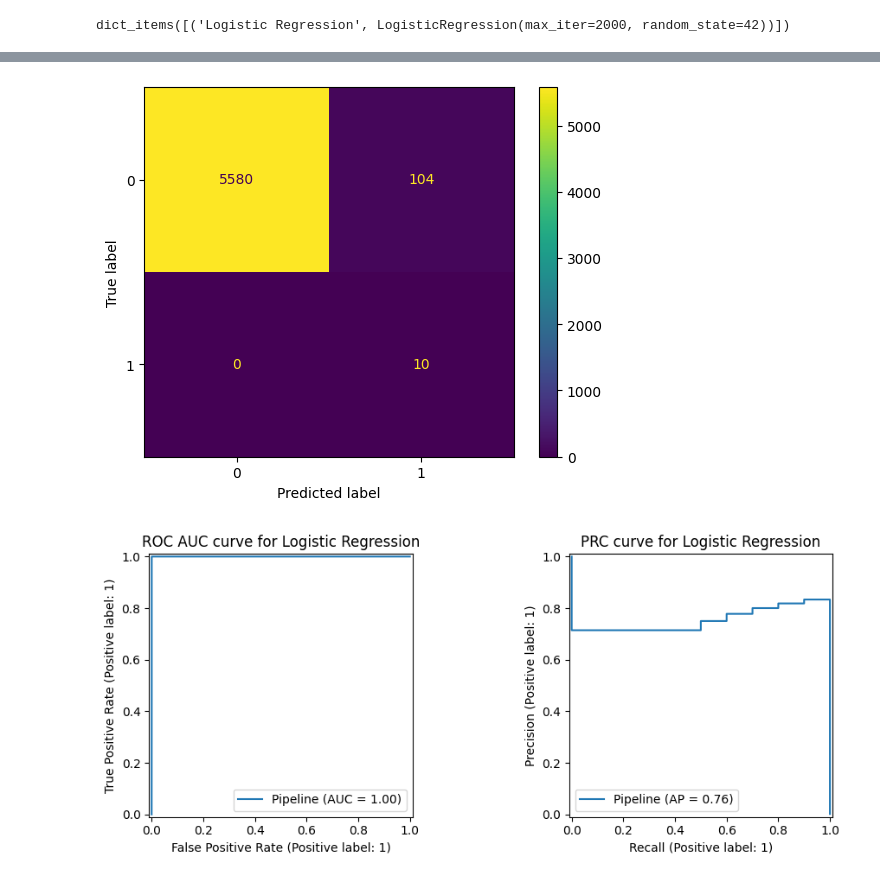
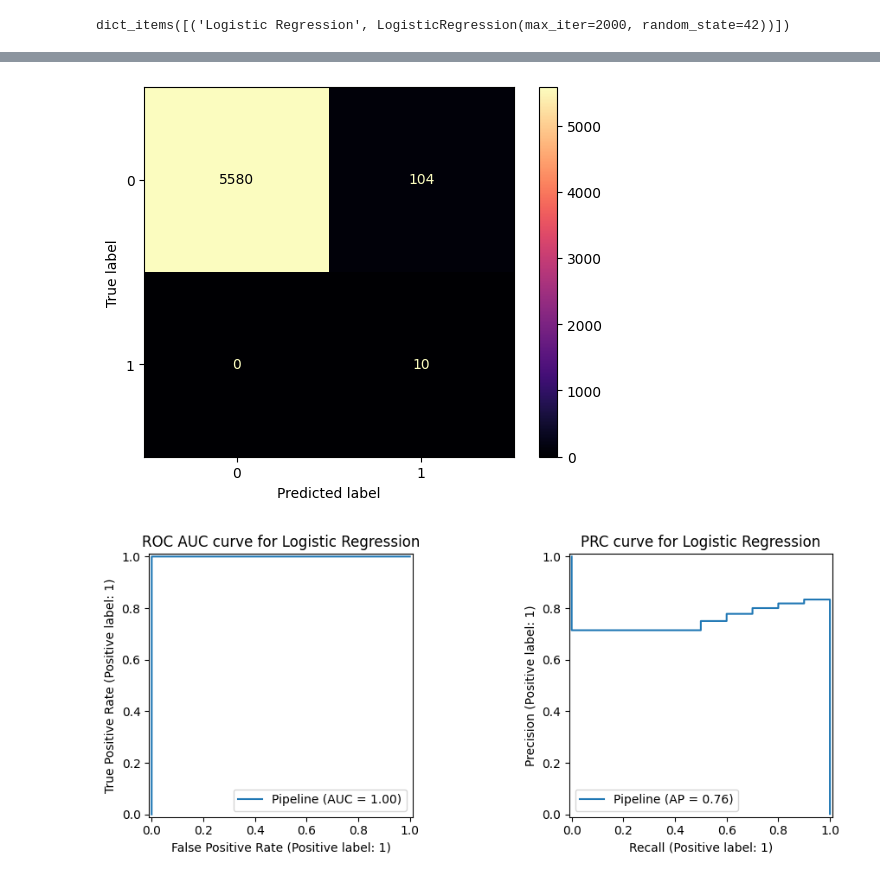
Before and after one commit to Subroy1/CapstoneProject, a Jupyter notebook: CreditCardFraudCapstone.ipynb, the cells around one changed output, grey strips where cells are left out. Cells and saved outputs as stored; diff of their text form; code cells hidden in the pictures.

```diff
--- a/CreditCardFraudCapstone.ipynb
+++ b/CreditCardFraudCapstone.ipynb
@@ -759,7 +731,7 @@ results_cv = []
 for name, model in models.items():
     # Include SMOTE in the pipeline for GridSearchCV
     cvpipe = Pipeline(steps=[("preprocess", preprocessor), ("smote", SMOTE(random_state=42)), ("model", model)])
-    grid = GridSearchCV(cvpipe, param_grids[name], scoring="f1", cv=cv, n_jobs=-1)## choose F1 as score .
+    grid = GridSearchCV(cvpipe, param_grid=param_grids[name], scoring="f1", cv=cv, n_jobs=-1)## choose F1 as score .
     start_time = timer()
     print(f"Tuning {name}...at ", datetime.now(),  " UTC")
     grid.fit(X_train, y_train)
@@ -796,8 +768,8 @@ results_cv_df
 # %%
-ConfusionMatrixDisplay.from_estimator(best_models["Logistic Regression"], X_test, y_test)
+ConfusionMatrixDisplay.from_estimator(best_models["Logistic Regression"], X_test, y_test, cmap='magma')
 plt.show()
 # %% [output]
-[figure, old version]
+[figure, new version]
 # %%
 #Display the AUPRC and ROC for the best estimator in subplots Create subplots
 fig, (ax1, ax2) = plt.subplots(1, 2, figsize=(10, 4)) # Reduced figsize for side-by-side plots
```
Also changed, not shown: parts of 16 cells of this notebook.
